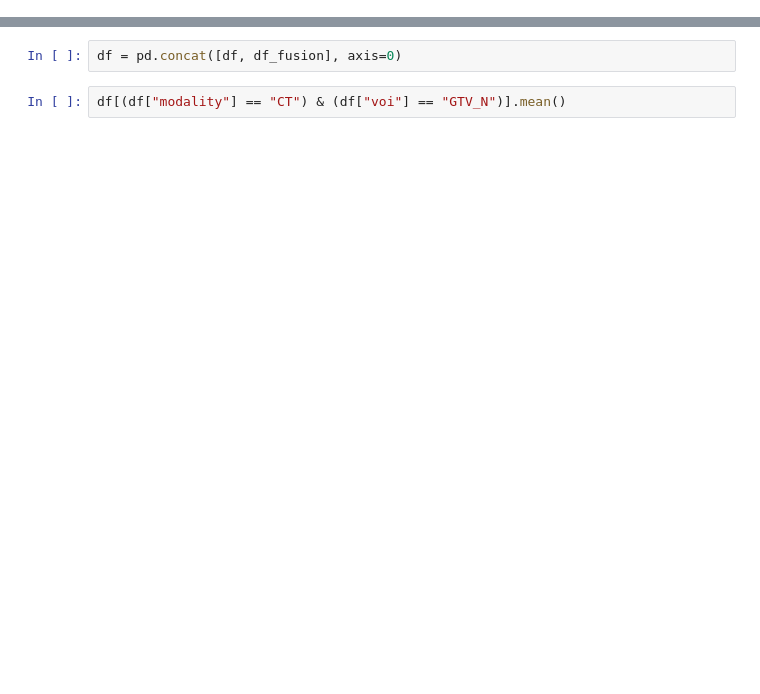
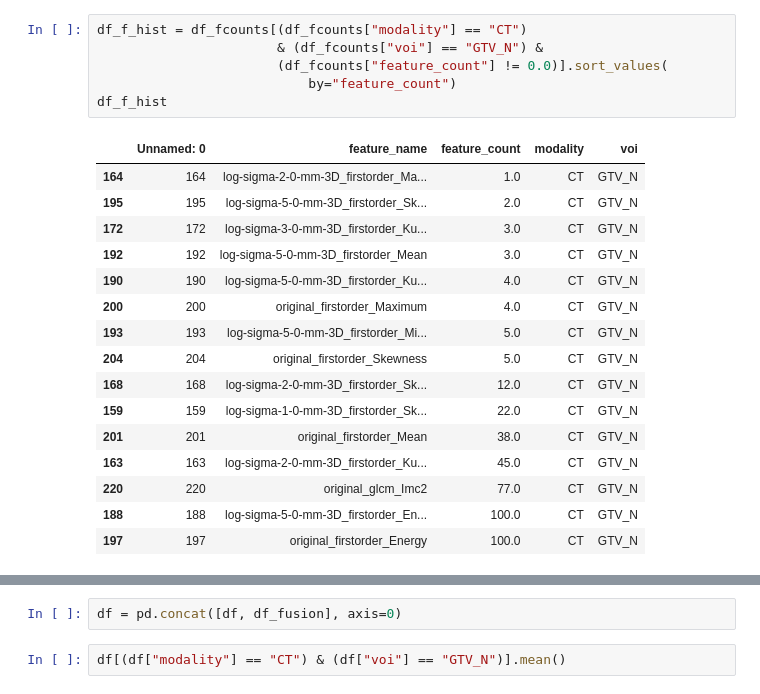
Before and after one commit to voreille/plc_segmentation, a Jupyter notebook: notebooks/analyze_results_radiomics.ipynb, the cells around one changed output, grey strips where cells are left out. Cells and saved outputs as stored; diff of their text form; blank space fills up the shorter version.

```diff
--- a/notebooks/analyze_results_radiomics.ipynb
+++ b/notebooks/analyze_results_radiomics.ipynb
@@ -16 +61,24 @@ df_suvmax = pd.read_csv("../results/radiomics/rkf_results/suvmax.csv")
+# %%
+df_f_hist = df_fcounts[(df_fcounts["modality"] == "CT")
+                       & (df_fcounts["voi"] == "GTV_N") &
+                       (df_fcounts["feature_count"] != 0.0)].sort_values(
+                           by="feature_count")
+df_f_hist
+# %% [output]
+|  | Unnamed: 0 | feature_name | feature_count | modality | voi |
+| 164 | 164 | log-sigma-2-0-mm-3D_firstorder_Ma... | 1.0 | CT | GTV_N |
+| 195 | 195 | log-sigma-5-0-mm-3D_firstorder_Sk... | 2.0 | CT | GTV_N |
+| 172 | 172 | log-sigma-3-0-mm-3D_firstorder_Ku... | 3.0 | CT | GTV_N |
+| 192 | 192 | log-sigma-5-0-mm-3D_firstorder_Mean | 3.0 | CT | GTV_N |
+| 190 | 190 | log-sigma-5-0-mm-3D_firstorder_Ku... | 4.0 | CT | GTV_N |
+| 200 | 200 | original_firstorder_Maximum | 4.0 | CT | GTV_N |
+| 193 | 193 | log-sigma-5-0-mm-3D_firstorder_Mi... | 5.0 | CT | GTV_N |
+| 204 | 204 | original_firstorder_Skewness | 5.0 | CT | GTV_N |
+| 168 | 168 | log-sigma-2-0-mm-3D_firstorder_Sk... | 12.0 | CT | GTV_N |
+| 159 | 159 | log-sigma-1-0-mm-3D_firstorder_Sk... | 22.0 | CT | GTV_N |
+| 201 | 201 | original_firstorder_Mean | 38.0 | CT | GTV_N |
+| 163 | 163 | log-sigma-2-0-mm-3D_firstorder_Ku... | 45.0 | CT | GTV_N |
+| 220 | 220 | original_glcm_Imc2 | 77.0 | CT | GTV_N |
+| 188 | 188 | log-sigma-5-0-mm-3D_firstorder_En... | 100.0 | CT | GTV_N |
+| 197 | 197 | original_firstorder_Energy | 100.0 | CT | GTV_N |
 # %%
```
Also changed, not shown: parts of 38 cells of this notebook, 6 other files.
